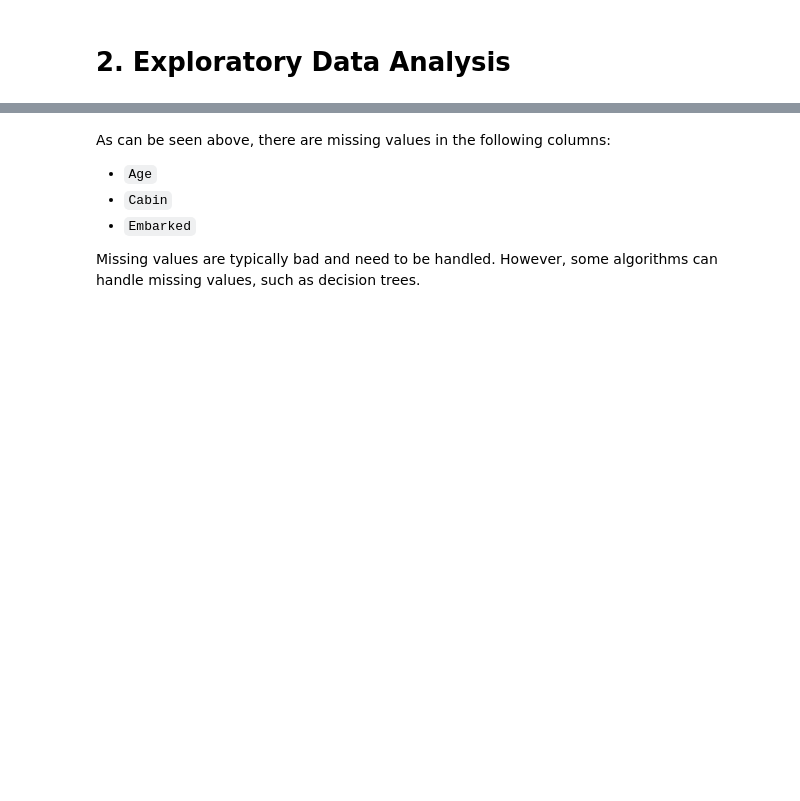
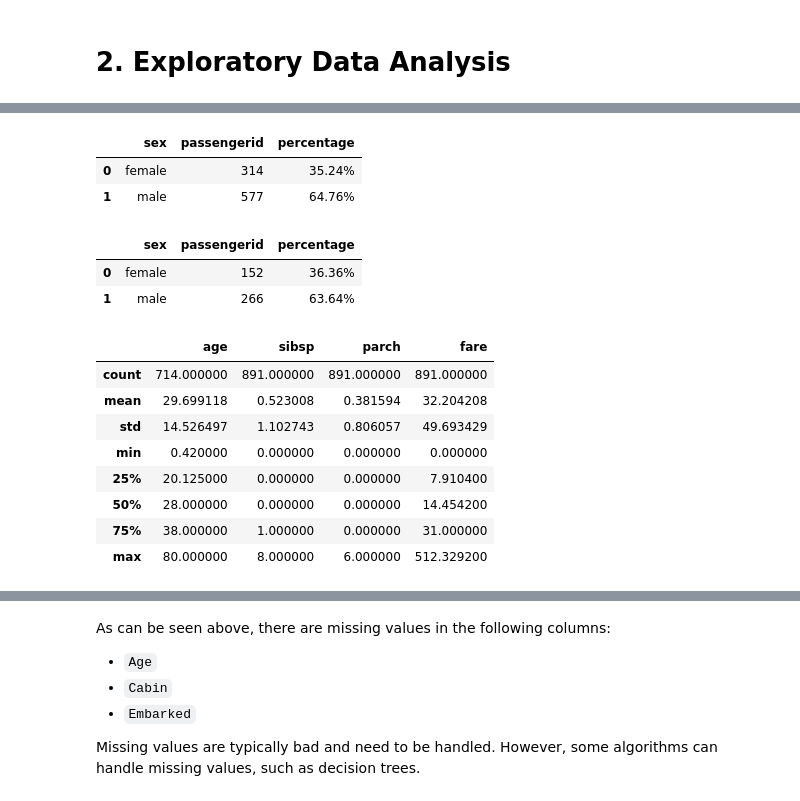
Before and after one commit to xiangshiyin/machine-learning-for-actuarial-science, a Jupyter notebook: 2025-spring/week05/notebook/demo.ipynb, the cells around one changed output, grey strips where cells are left out. Saved outputs shown, nothing was run; the diff lists cells and outputs as text; code cells hidden in the pictures; blank space fills up the shorter version.

```diff
--- a/2025-spring/week05/notebook/demo.ipynb
+++ b/2025-spring/week05/notebook/demo.ipynb
@@ -148,0 +155,4 @@ plt.show()
+# %%
+# convert all column names to lower cases
+train.columns = train.columns.str.lower()
+test.columns = test.columns.str.lower()
@@ -148,0 +221,6 @@ plt.show()
+# %%
+# let pandas display all rows instead of hidding
+
+pd.set_option('display.max_rows', None)
+
+train.groupby(['pclass','embarked'])['passengerid'].count().reset_index()
@@ -148,0 +261,34 @@ plt.show()
+# %%
+dist_sex_train = train.groupby(['sex'])['passengerid'].count().reset_index()
+dist_sex_train['percentage'] = (dist_sex_train['passengerid'] / len(train)).map(lambda x: '{:.2%}'.format(x))
+dist_sex_train
+# %% [output]
+|  | sex | passengerid | percentage |
+| 0 | female | 314 | 35.24% |
+| 1 | male | 577 | 64.76% |
+# %%
+dist_sex_test = test.groupby(['sex'])['passengerid'].count().reset_index()
+dist_sex_test['percentage'] = (dist_sex_test['passengerid'] / len(test)).map(lambda x: '{:.2%}'.format(x))
+dist_sex_test
+# %% [output]
+|  | sex | passengerid | percentage |
+| 0 | female | 152 | 36.36% |
+| 1 | male | 266 | 63.64% |
+# %%
+# distribution of other numerical features
+train[[
+    'age',
+    'sibsp',
+    'parch',
+    'fare'
+]].describe()
+# %% [output]
+|  | age | sibsp | parch | fare |
+| count | 714.000000 | 891.000000 | 891.000000 | 891.000000 |
+| mean | 29.699118 | 0.523008 | 0.381594 | 32.204208 |
+| std | 14.526497 | 1.102743 | 0.806057 | 49.693429 |
+| min | 0.420000 | 0.000000 | 0.000000 | 0.000000 |
+| 25% | 20.125000 | 0.000000 | 0.000000 | 7.910400 |
+| 50% | 28.000000 | 0.000000 | 0.000000 | 14.454200 |
+| 75% | 38.000000 | 1.000000 | 0.000000 | 31.000000 |
+| max | 80.000000 | 8.000000 | 6.000000 | 512.329200 |
```
Also changed, not shown: parts of 51 cells of this notebook, 1 other file.
